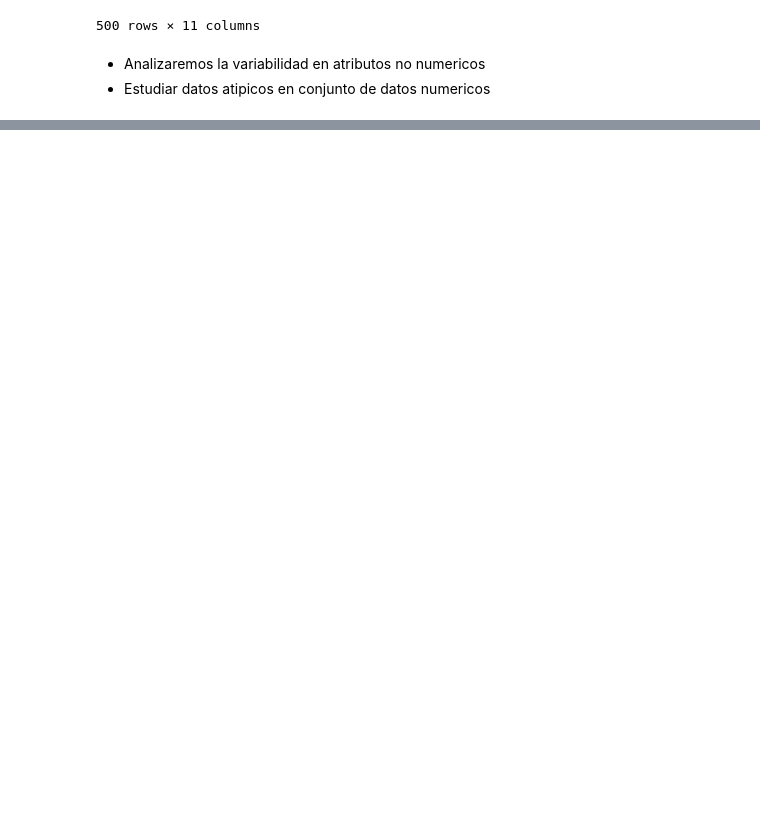
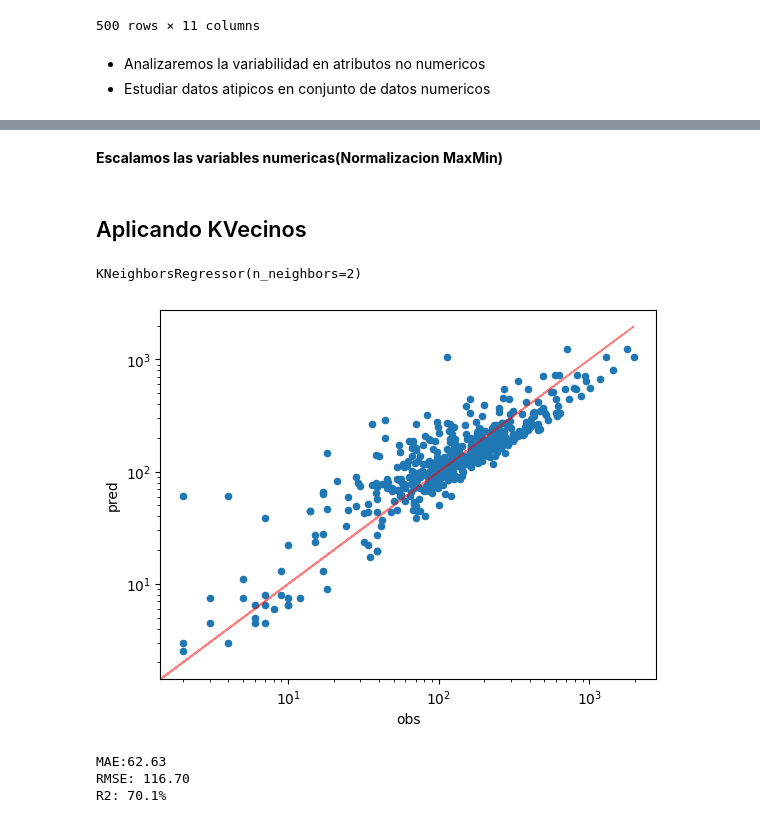
Before and after one commit to marxramos/Vecinos-cercanos---Facebook, a Jupyter notebook: notebook/facebook.ipynb, the cells around one changed output, grey strips where cells are left out. Saved outputs shown, nothing was run; the diff lists cells and outputs as text; code cells hidden in the pictures; blank space fills up the shorter version.

```diff
--- a/notebook/facebook.ipynb
+++ b/notebook/facebook.ipynb
@@ -71,0 +358,4 @@ Name: count, dtype: int64
+# %%
+# Codificacion
+X = pd.get_dummies(X, dtype=int, drop_first=True)
+X.sample(10)
@@ -71,0 +375,49 @@ Name: count, dtype: int64
+# %% [markdown]
+**Escalamos las variables numericas(Normalizacion MaxMin)**
+# %%
+# Definimos las variables a normalizar
+var_num = ['alcance', 'impresiones', 'usuarios', 'clicks']
+normalizar = MinMaxScaler()
+normalizar.fit(X[var_num])
+# transformar las variables
+X[var_num] = normalizar.transform(X[var_num])
+# %% [markdown]
+## Aplicando KVecinos
+# %%
+mod1 = KNeighborsRegressor(n_neighbors=2, p=2)
+mod1.fit(X,y)
+# %% [output]
+KNeighborsRegressor(n_neighbors=2)
+# %%
+pred_y = mod1.predict(X)
+# %%
+# Compararos visualmente mediante un grafico
+resultados = pd.DataFrame(dict(
+    obs = y,
+    pred = pred_y
+))
+
+resultados.plot(
+    x = "obs",
+    y='pred',
+    kind='scatter'
+)
+plt.plot(resultados.obs, resultados.obs, color='red', alpha=0.5, linewidth =1)
+plt.yscale('log') # Mejoramos la visualizacion a una escala logaritmica
+plt.xscale('log')
+plt.show()
+# %% [output]
+[figure, added]
+# %%
+# Metricas
+mae = metrics.mean_absolute_error(y, pred_y)
+rmse = np.sqrt(metrics.mean_squared_error(y, pred_y))
+r2 = metrics.r2_score(y,pred_y)
+
+print(f'MAE:{mae:.2f}')
+print(f'RMSE: {rmse:.2f}')
+print(f'R2: {r2*100:.1f}%')
+# %% [output]
+MAE:62.63
+RMSE: 116.70
+R2: 70.1%
```
Also changed, not shown: parts of 34 cells of this notebook.
